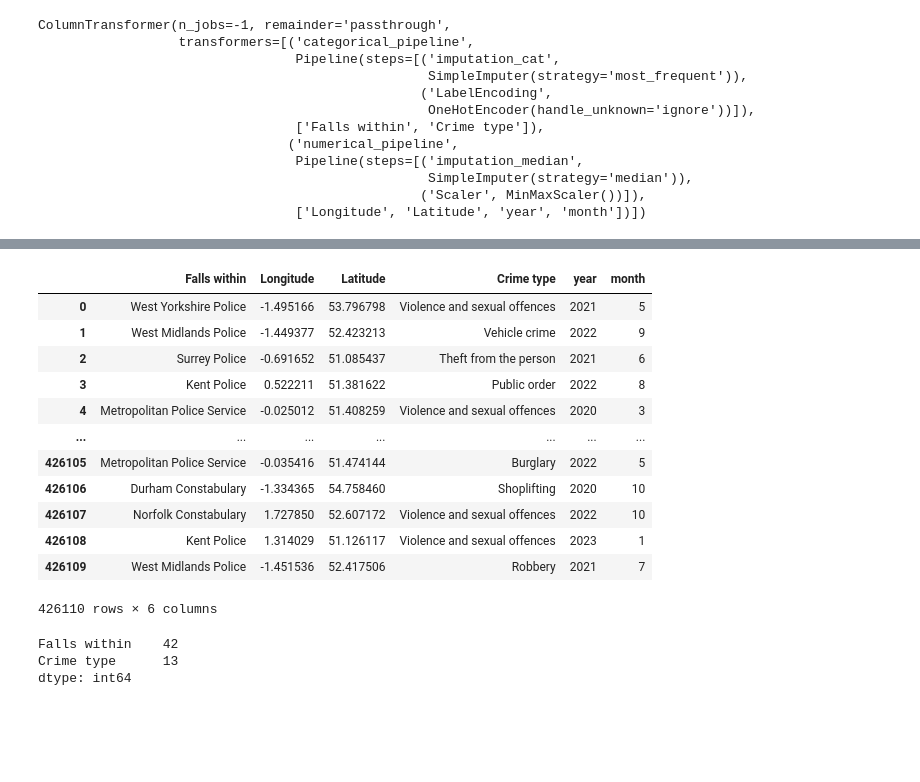
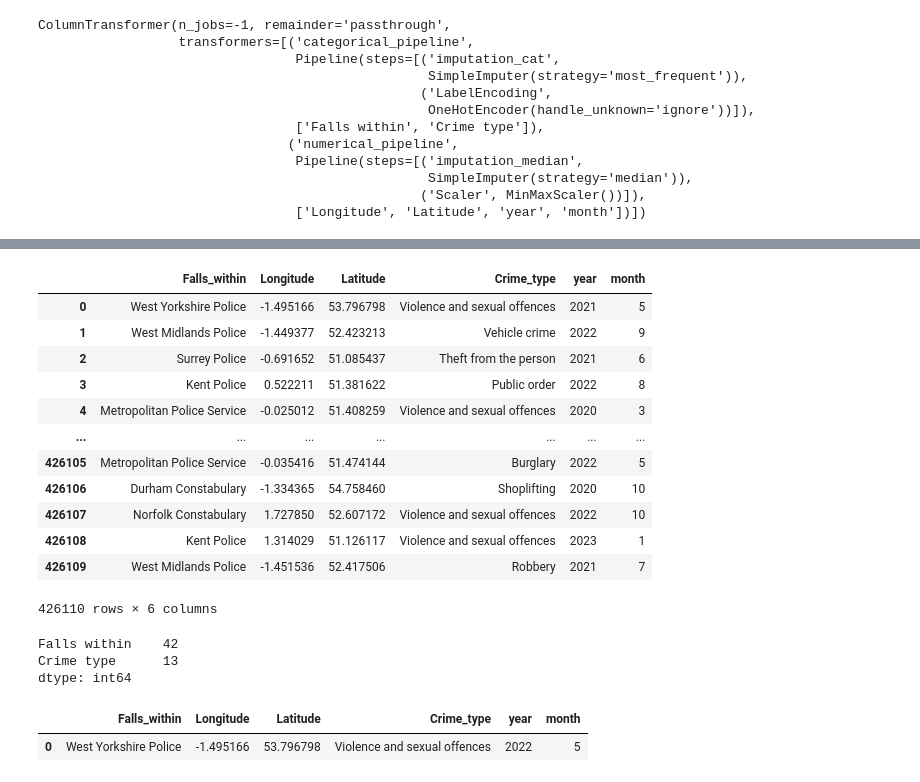
Before and after one commit to saquibmohiuddin/cubed-workshop, a Jupyter notebook: ml_lab.ipynb, the cells around one changed output, grey strips where cells are left out. Saved outputs shown, nothing was run; the diff lists cells and outputs as text; code cells hidden in the pictures; blank space fills up the shorter version.

```diff
--- a/ml_lab.ipynb
+++ b/ml_lab.ipynb
@@ -433,10 +436,10 @@ df_test
 | 426109 | West Midlands Police | -1.451536 | 52.417506 | Robbery | 0 | 2021 | 7 |
 426110 rows × 7 columns
 # %%
-X_test = df_test.drop(['Outcome type'], axis=1)
+X_test = df_test.drop(['Outcome_type'], axis=1)
 X_test
 # %% [output]
-|  | Falls within | Longitude | Latitude | Crime type | year | month |
+|  | Falls_within | Longitude | Latitude | Crime_type | year | month |
 | 0 | West Yorkshire Police | -1.495166 | 53.796798 | Violence and sexual offences | 2021 | 5 |
 | 1 | West Midlands Police | -1.449377 | 52.423213 | Vehicle crime | 2022 | 9 |
 | 2 | Surrey Police | -0.691652 | 51.085437 | Theft from the person | 2021 | 6 |
@@ -455,3 +458,15 @@ X_test[['Falls within', 'Crime type']].nunique()
 Falls within    42
 Crime type      13
 dtype: int64
+# %%
+test_input = {'Falls_within':'West Yorkshire Police',
+              'Longitude':-1.495166,
+              'Latitude':53.796798,
+              'Crime_type':'Violence and sexual offences',
+              'year':2022,
+              'month':5}
+df_test_input = pd.DataFrame(test_input, index=[0])
+df_test_input
+# %% [output]
+|  | Falls_within | Longitude | Latitude | Crime_type | year | month |
+| 0 | West Yorkshire Police | -1.495166 | 53.796798 | Violence and sexual offences | 2022 | 5 |
```
Also changed, not shown: parts of 6 cells of this notebook, 4 other files.
